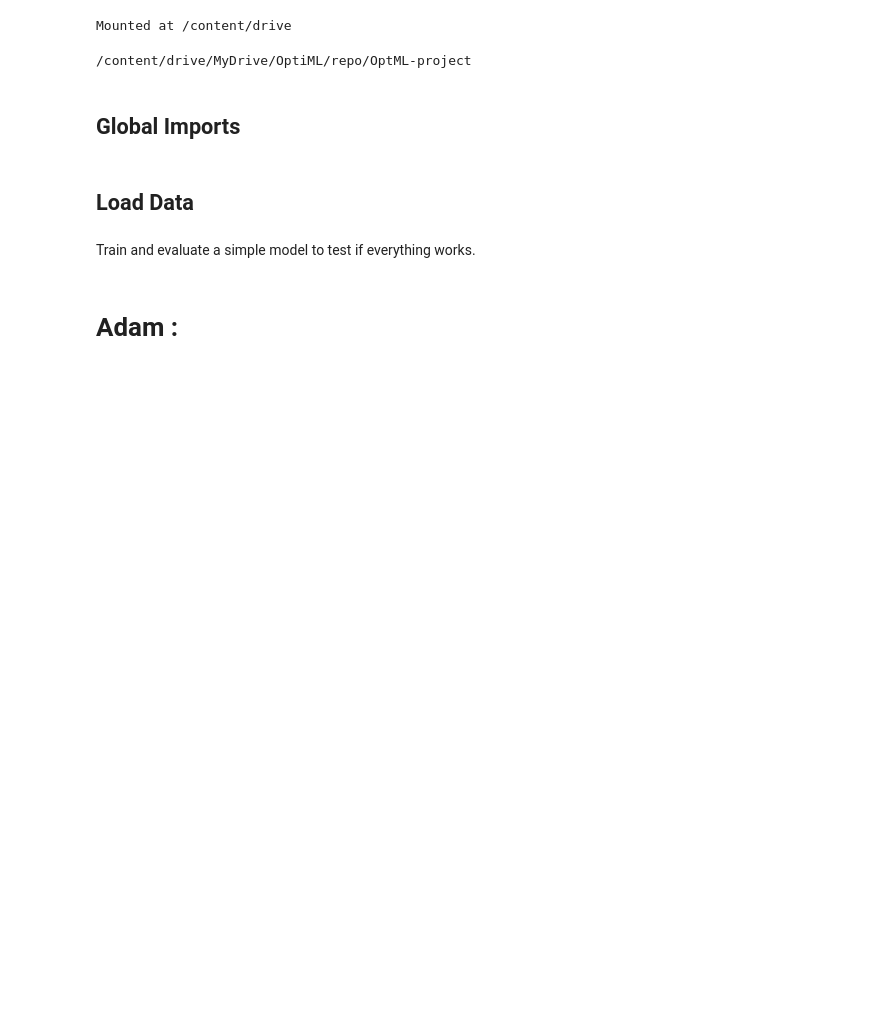
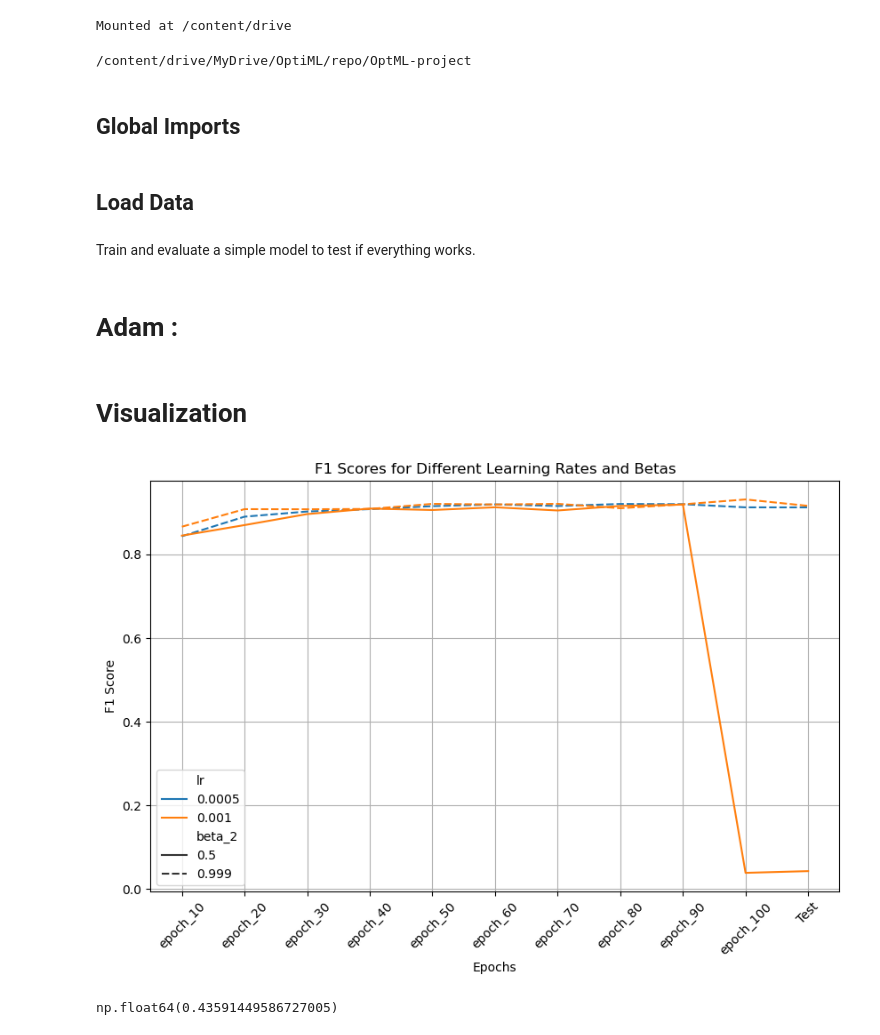
Before and after one commit to SamuelWaridel/OptML-project, a Jupyter notebook: finetuning Adam.ipynb, the cells around one changed output. Cells and saved outputs as stored; diff of their text form; code cells hidden in the pictures; blank space fills up the shorter version.

Commit message:
Tuning Adam

```diff
--- a/finetuning Adam.ipynb
+++ b/finetuning Adam.ipynb
@@ -100,0 +102,5 @@ for lr, beta_1, beta_2 in product(learning_rates, beta_1s, beta_2s):
+# %% [markdown]
+# Visualization
+# %%
+df = pd.read_csv("Results/Adam/Adam_resnet.csv")
+data = df[df['learning_rate'].isin([1.e-03, 5.e-04, 1.e-04, 5.e-05])].reset_index(drop=True)
@@ -100,0 +109,12 @@ for lr, beta_1, beta_2 in product(learning_rates, beta_1s, beta_2s):
+# %%
+data_ = reshape_data_for_sns_plot(data)
+plot_F1_Adam_sns(data_, hue="lr", style="beta_2")
+# %% [output]
+[figure, added]
+# %%
+from scipy.stats import ttest_ind
+
+# Perform t-test for learning rates
+ttest_ind(df[df['beta_2'] != 0.5]['Test'], df[df['beta_2'] == 0.5]['Test'])[1]
+# %% [output]
+np.float64(0.43591449586727005)
```
Also changed, not shown: parts of 5 cells of this notebook, 1 other file.
